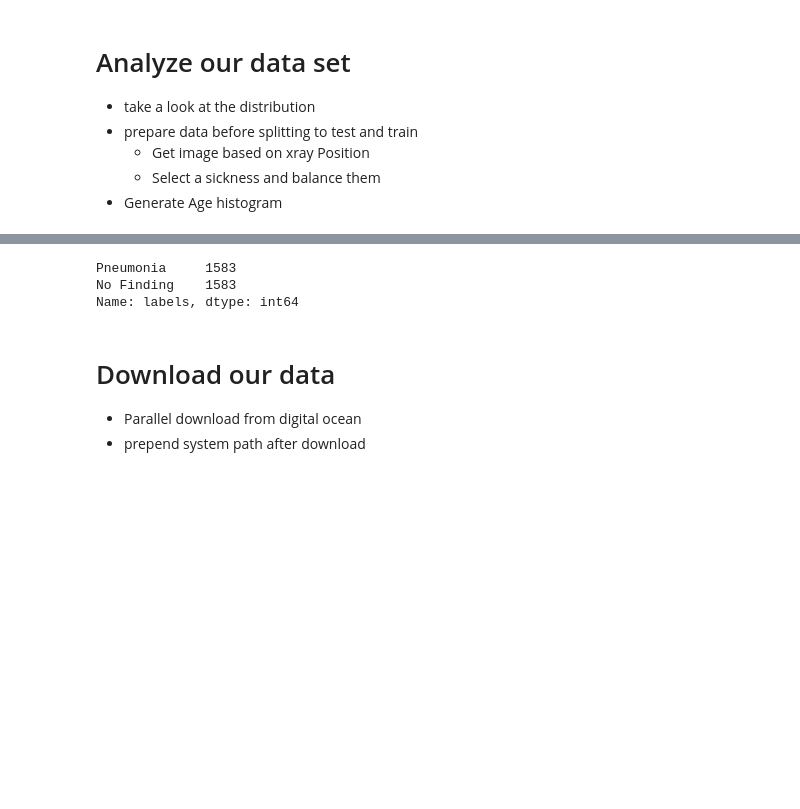
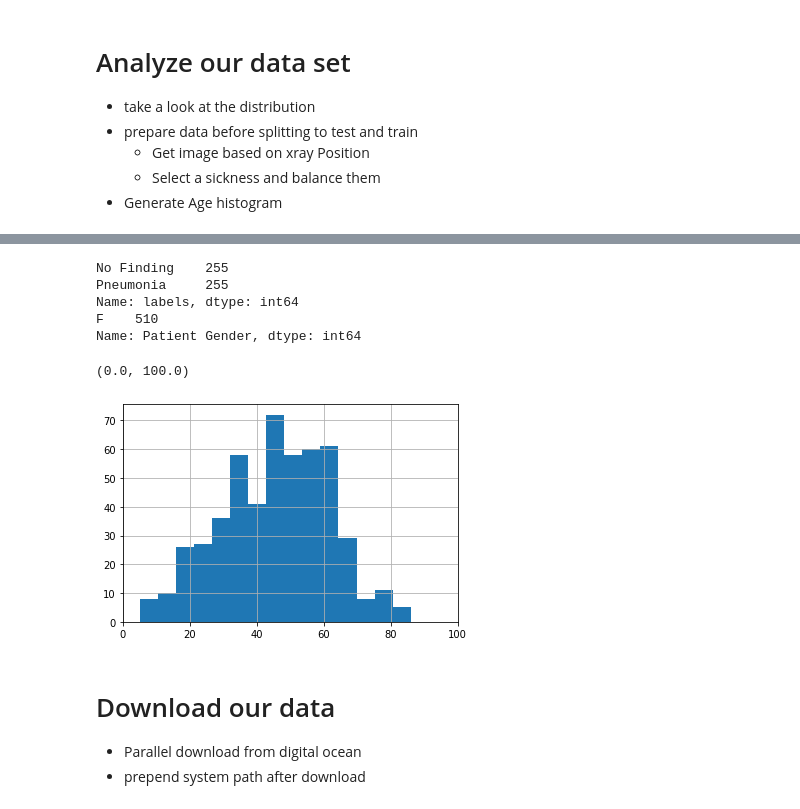
Before and after one commit to navalta3030/xray_data, a Jupyter notebook: python_code/sickness_research_pneumonia.ipynb, the cells around one changed output, grey strips where cells are left out. Cells and saved outputs as stored; diff of their text form; code cells hidden in the pictures; blank space fills up the shorter version.

```diff
--- a/python_code/sickness_research_pneumonia.ipynb
+++ b/python_code/sickness_research_pneumonia.ipynb
@@ -88,17 +115,27 @@ No Finding    1583
 Name: labels, dtype: int64
 # %%
+# Filter position
+xray_class.df = xray_class.df[xray_class.df["View Position"] == POSITION]
+xray_class.df = xray_class.df[xray_class.df["Patient Gender"] == GENDER]
+
 # Pick a sickness
-xray_class.use_one_label("No Finding", balance=True)
+xray_class.use_one_label(SICKNESS, balance=True)
+
 
 # Verify how balanced our data is
 print(xray_class.df.labels.value_counts())
-# print(xray_class.df["Patient Gender"].value_counts())
+print(xray_class.df["Patient Gender"].value_counts())
 # %% [output]
-Pneumonia     1583
-No Finding    1583
+No Finding    255
+Pneumonia     255
 Name: labels, dtype: int64
+F    510
+Name: Patient Gender, dtype: int64
 # %%
-# xray_class.df["Patient Age"].hist(bins=30).set_xlim(0,100)
+xray_class.df["Patient Age"].hist(bins=15).set_xlim(0,100)
+# %% [output]
+(0.0, 100.0)
+[figure, added]
 # %% [markdown]
 # Download our data
 - Parallel download from digital ocean
```
Also changed, not shown: parts of 18 cells of this notebook, 9 other files.
